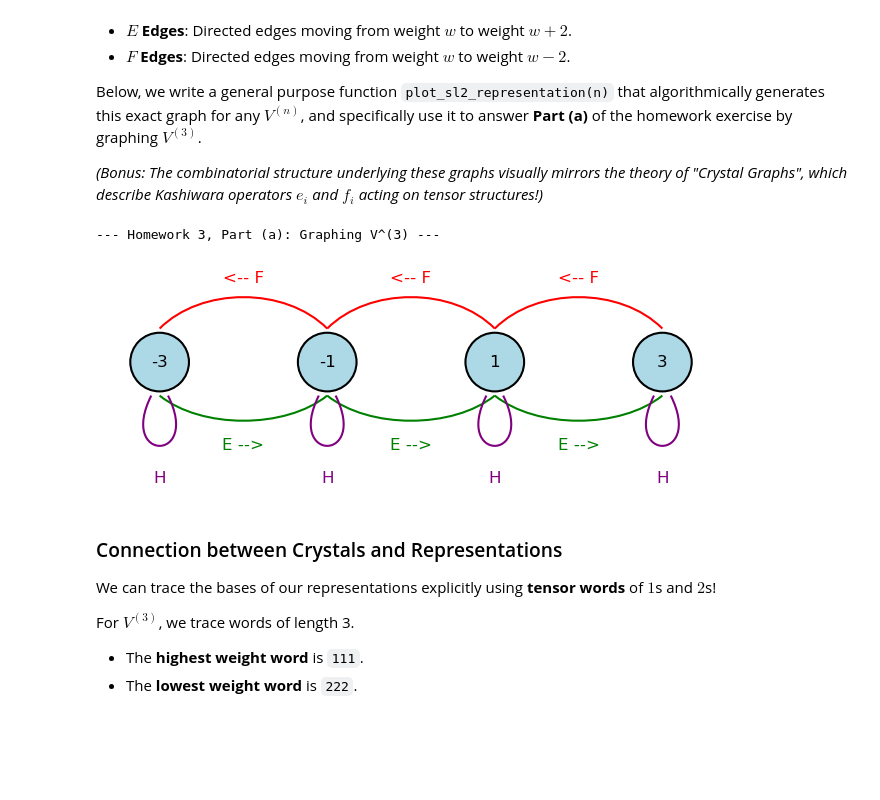
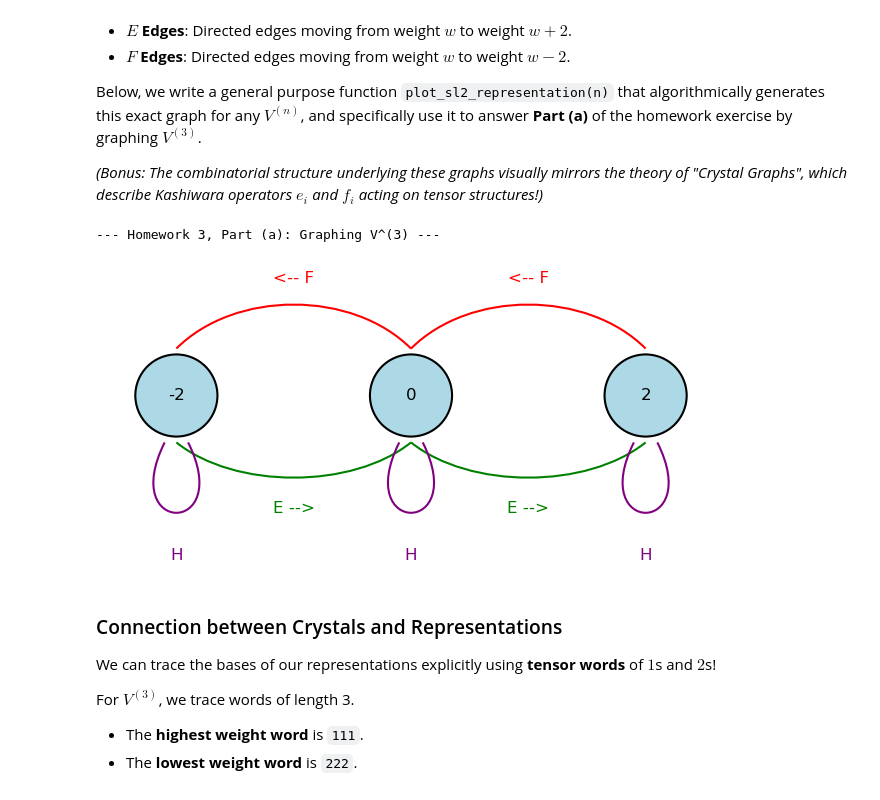
Before and after one commit to irojasr/Math, a Jupyter notebook: 667/P/Worksps/RepThryProj.ipynb, the cells around one changed output. Cells and saved outputs as stored; diff of their text form; code cells hidden in the pictures; blank space fills up the shorter version.

```diff
--- a/667/P/Worksps/RepThryProj.ipynb
+++ b/667/P/Worksps/RepThryProj.ipynb
@@ -252,35 +252,35 @@ def plot_sl2_custom(n, use_words=False):
         p += text("H", (w, -1.3), color=h_color, fontsize=12, vertical_alignment='top')
 
         # Node circle and text
         p += circle((w, 0), 0.35, fill=True, color='lightblue', zorder=2)
         p += circle((w, 0), 0.35, color='black', thickness=1.5, zorder=3)
         p += text(get_node_label(w), (w, 0), color='black', fontsize=12 if not use_words else 10, zorder=4)
 
     for i in range(len(weights) - 1):
         w_curr = weights[i]     # e.g., 3
         w_next = weights[i+1]   # e.g., 1 (moves right-to-left physically on our x-axis!)
 
         # F edge (Lowering): moves from w_curr to w_next (Right to Left).
         # F labeling on top, concave upwards (y>0).
         f_color = 'red'
         p += bezier_path([[(w_curr, 0.4), (w_curr - 0.5, 0.9), (w_next + 0.5, 0.9), (w_next, 0.4)]], color=f_color, thickness=1.5, zorder=1)
         p += text("<-- F", ((w_curr + w_next)/2.0, 1.0), color=f_color, fontsize=12)
 
         # E edge (Raising): moves from w_next to w_curr (Left to Right).
         # E labeling on bottom, convex downwards (y<0). Needs to avoid H loops which are also down here!
         e_color = 'green'
         p += bezier_path([[(w_next, -0.4), (w_next + 0.5, -0.8), (w_curr - 0.5, -0.8), (w_curr, -0.4)]], color=e_color, thickness=1.5, zorder=1)
         p += text("E -->", ((w_curr + w_next)/2.0, -0.9), color=e_color, fontsize=12, vertical_alignment='top')
 
     p.axes(False)
     p.set_aspect_ratio(1)
     return p
 
 print("--- Homework 3, Part (a): Graphing V^(3) ---")
-plot_sl2_custom(3, use_words=False)
+plot_sl2_custom(2, use_words=False)
 # %% [output]
 --- Homework 3, Part (a): Graphing V^(3) ---
-[figure, old version]
+[figure, new version]
 # %% [markdown]
 ### Connection between Crystals and Representations
 
```
Also changed, not shown: 8 other files.
